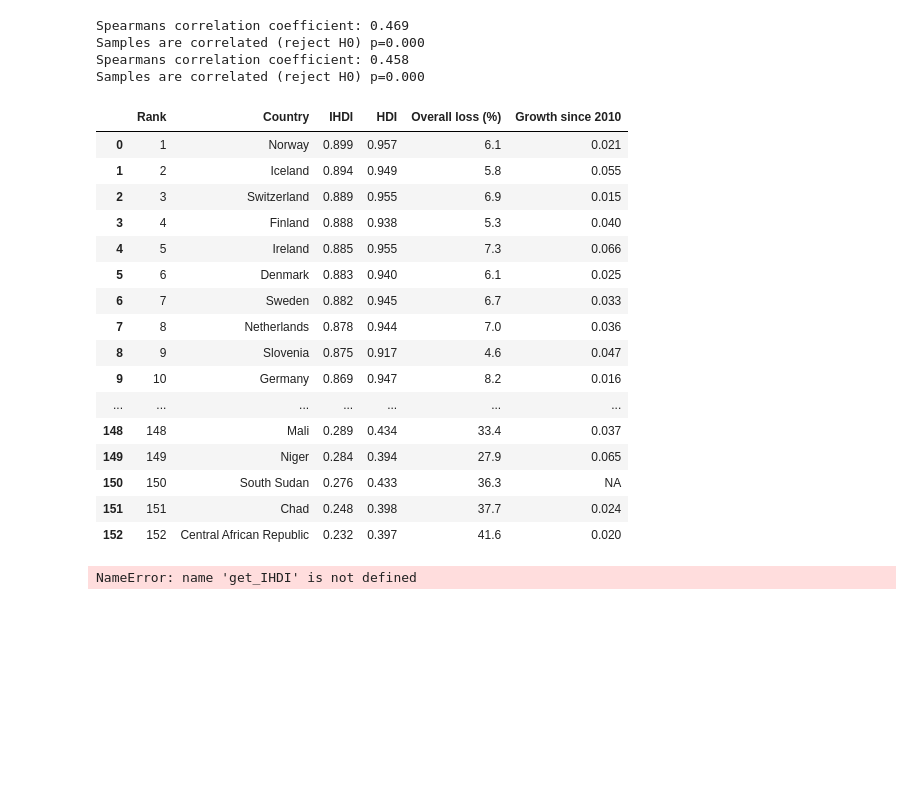
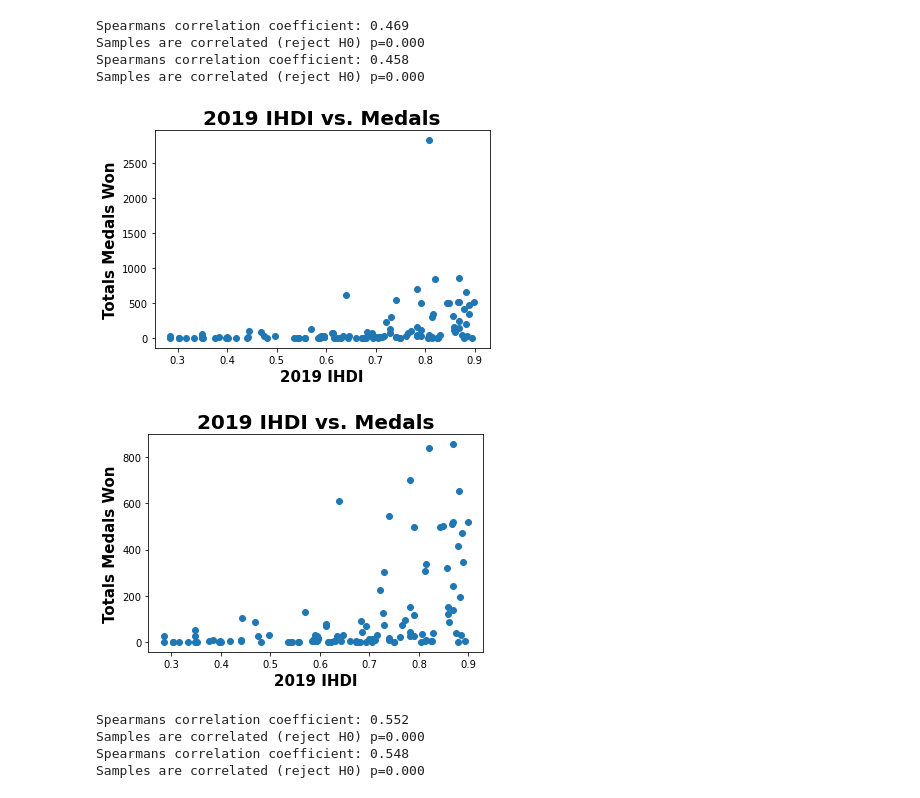
Before and after one commit to olincollege/econ-and-olympics, a Jupyter notebook: Economics-and-Olympics.ipynb, the cells around one changed output. Cells and saved outputs as stored; diff of their text form; code cells hidden in the pictures; blank space fills up the shorter version.

```diff
--- a/Economics-and-Olympics.ipynb
+++ b/Economics-and-Olympics.ipynb
@@ -134,34 +61,19 @@ Spearmans correlation coefficient: 0.469
 Samples are correlated (reject H0) p=0.000
 Spearmans correlation coefficient: 0.458
 Samples are correlated (reject H0) p=0.000
-# %%
-get_IHDIs()
-# %% [output]
-|  | Rank | Country | IHDI | HDI | Overall loss (%) | Growth since 2010 |
-| 0 | 1 | Norway | 0.899 | 0.957 | 6.1 | 0.021 |
-| 1 | 2 | Iceland | 0.894 | 0.949 | 5.8 | 0.055 |
-| 2 | 3 | Switzerland | 0.889 | 0.955 | 6.9 | 0.015 |
-| 3 | 4 | Finland | 0.888 | 0.938 | 5.3 | 0.040 |
-| 4 | 5 | Ireland | 0.885 | 0.955 | 7.3 | 0.066 |
-| 5 | 6 | Denmark | 0.883 | 0.940 | 6.1 | 0.025 |
-| 6 | 7 | Sweden | 0.882 | 0.945 | 6.7 | 0.033 |
-| 7 | 8 | Netherlands | 0.878 | 0.944 | 7.0 | 0.036 |
-| 8 | 9 | Slovenia | 0.875 | 0.917 | 4.6 | 0.047 |
-| 9 | 10 | Germany | 0.869 | 0.947 | 8.2 | 0.016 |
-| ... | ... | ... | ... | ... | ... | ... |
-| 148 | 148 | Mali | 0.289 | 0.434 | 33.4 | 0.037 |
-| 149 | 149 | Niger | 0.284 | 0.394 | 27.9 | 0.065 |
-| 150 | 150 | South Sudan | 0.276 | 0.433 | 36.3 | NA |
-| 151 | 151 | Chad | 0.248 | 0.398 | 37.7 | 0.024 |
-| 152 | 152 | Central African Republic | 0.232 | 0.397 | 41.6 | 0.020 |
 # %%
-medals = get_medals_all()
-IHDIs = get_IHDI()
+medals = pd.read_csv('all_medals.csv');
+IHDIs = pd.read_csv('IHDIs.csv');
 
 [GDP1, medal1] = plot_MedalsvIHDI(medals, IHDIs);
 [GDP2, medal2] = plot_MedalsvIHDI_noOutliers(medals, IHDIs);
 
 find_Spearman_coefficient(GDP1, medal1)
 find_Spearman_coefficient(GDP2, medal2)
 # %% [output]
+[figure, added]
+[figure, added]
-NameError: name 'get_IHDI' is not defined
+Spearmans correlation coefficient: 0.552
+Samples are correlated (reject H0) p=0.000
+Spearmans correlation coefficient: 0.548
+Samples are correlated (reject H0) p=0.000
```
Also changed, not shown: parts of 9 cells of this notebook, 8 other files.
